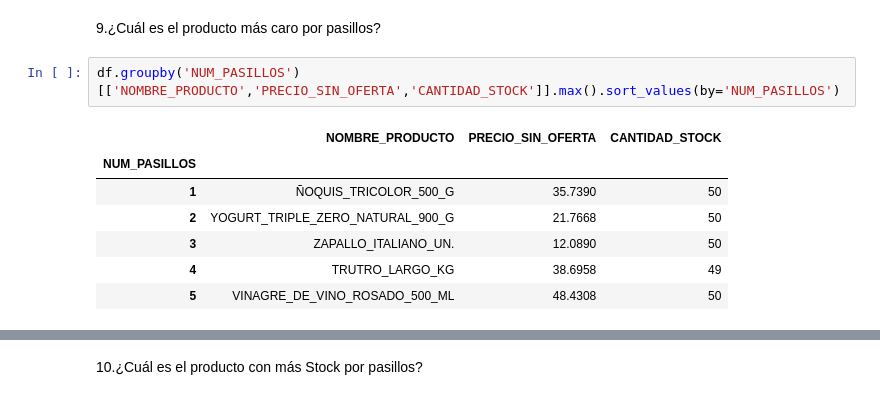
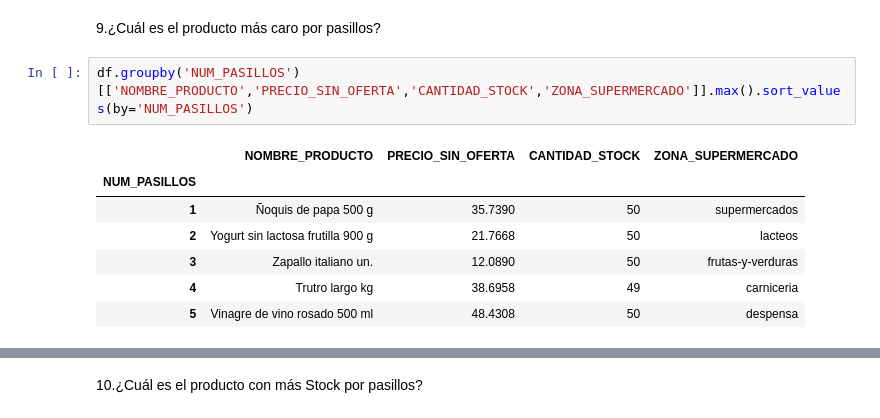
Before and after one commit to Bubu52/AMACOR_SUPERMARKET, a Jupyter notebook: Preguntas resueltas v.1.1.ipynb, the cells around one changed output, grey strips where cells are left out. Drawn from its saved outputs; the diff is of its cells as text.

```diff
--- a/Preguntas resueltas v.1.1.ipynb
+++ b/Preguntas resueltas v.1.1.ipynb
@@ -293,12 +321,12 @@ df.groupby('NUM_PASILLOS')[['NOMBRE_PRODUCTO','PRECIO_SIN_OFERTA','CANTIDAD_STOC
 # %% [markdown]
 9.¿Cuál es el producto más caro por pasillos?
 # %%
-df.groupby('NUM_PASILLOS')[['NOMBRE_PRODUCTO','PRECIO_SIN_OFERTA','CANTIDAD_STOCK']].max().sort_values(by='NUM_PASILLOS')
+df.groupby('NUM_PASILLOS')[['NOMBRE_PRODUCTO','PRECIO_SIN_OFERTA','CANTIDAD_STOCK','ZONA_SUPERMERCADO']].max().sort_values(by='NUM_PASILLOS')
 # %% [output]
-|  | NOMBRE_PRODUCTO | PRECIO_SIN_OFERTA | CANTIDAD_STOCK |
-| NUM_PASILLOS |  |  |  |
-| 1 | ÑOQUIS_TRICOLOR_500_G | 35.7390 | 50 |
-| 2 | YOGURT_TRIPLE_ZERO_NATURAL_900_G | 21.7668 | 50 |
-| 3 | ZAPALLO_ITALIANO_UN. | 12.0890 | 50 |
-| 4 | TRUTRO_LARGO_KG | 38.6958 | 49 |
-| 5 | VINAGRE_DE_VINO_ROSADO_500_ML | 48.4308 | 50 |
+|  | NOMBRE_PRODUCTO | PRECIO_SIN_OFERTA | CANTIDAD_STOCK | ZONA_SUPERMERCADO |
+| NUM_PASILLOS |  |  |  |  |
+| 1 | Ñoquis de papa 500 g | 35.7390 | 50 | supermercados |
+| 2 | Yogurt sin lactosa frutilla 900 g | 21.7668 | 50 | lacteos |
+| 3 | Zapallo italiano un. | 12.0890 | 50 | frutas-y-verduras |
+| 4 | Trutro largo kg | 38.6958 | 49 | carniceria |
+| 5 | Vinagre de vino rosado 500 ml | 48.4308 | 50 | despensa |
```
Also changed, not shown: parts of 17 cells of this notebook.
